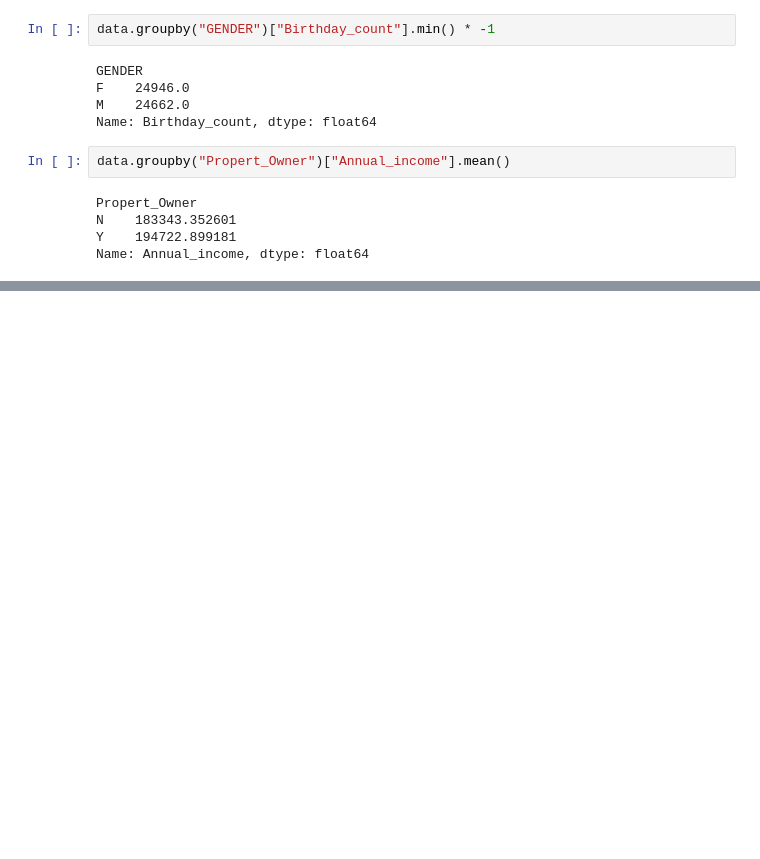
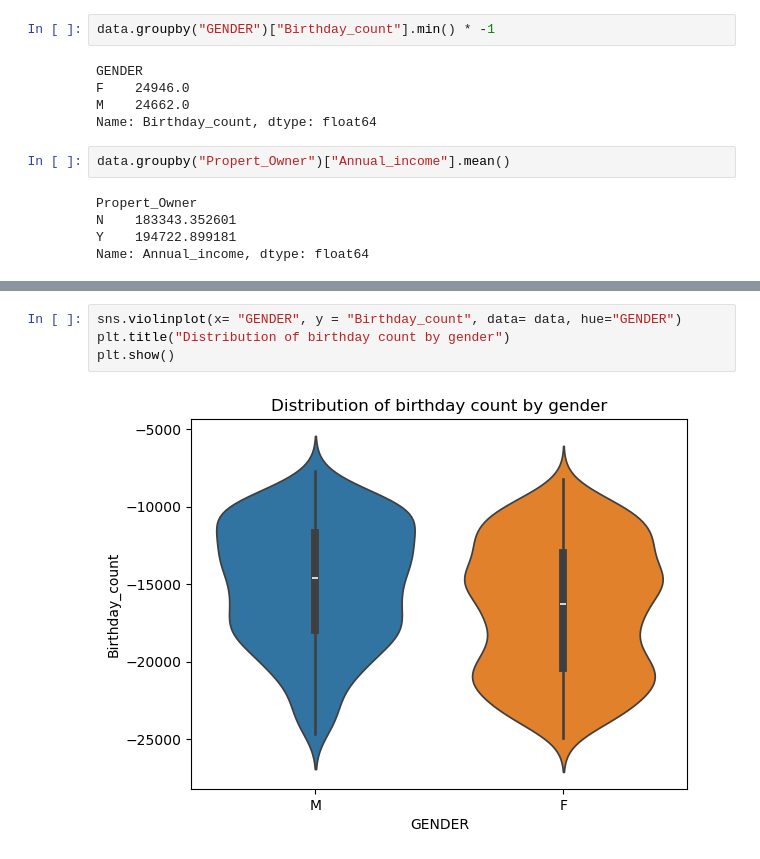
Before and after one commit to donaji99/port-credit-card-fraud-detection, a Jupyter notebook: credit_aprobal.ipynb, the cells around one changed output, grey strips where cells are left out. Cells and saved outputs as stored; diff of their text form; blank space fills up the shorter version.

```diff
--- a/credit_aprobal.ipynb
+++ b/credit_aprobal.ipynb
@@ -278,0 +314,6 @@ Name: Annual_income, dtype: float64
+# %%
+sns.violinplot(x= "GENDER", y = "Birthday_count", data= data, hue="GENDER")
+plt.title("Distribution of birthday count by gender")
+plt.show()
+# %% [output]
+[figure, added]
```
Also changed, not shown: parts of 9 cells of this notebook.
